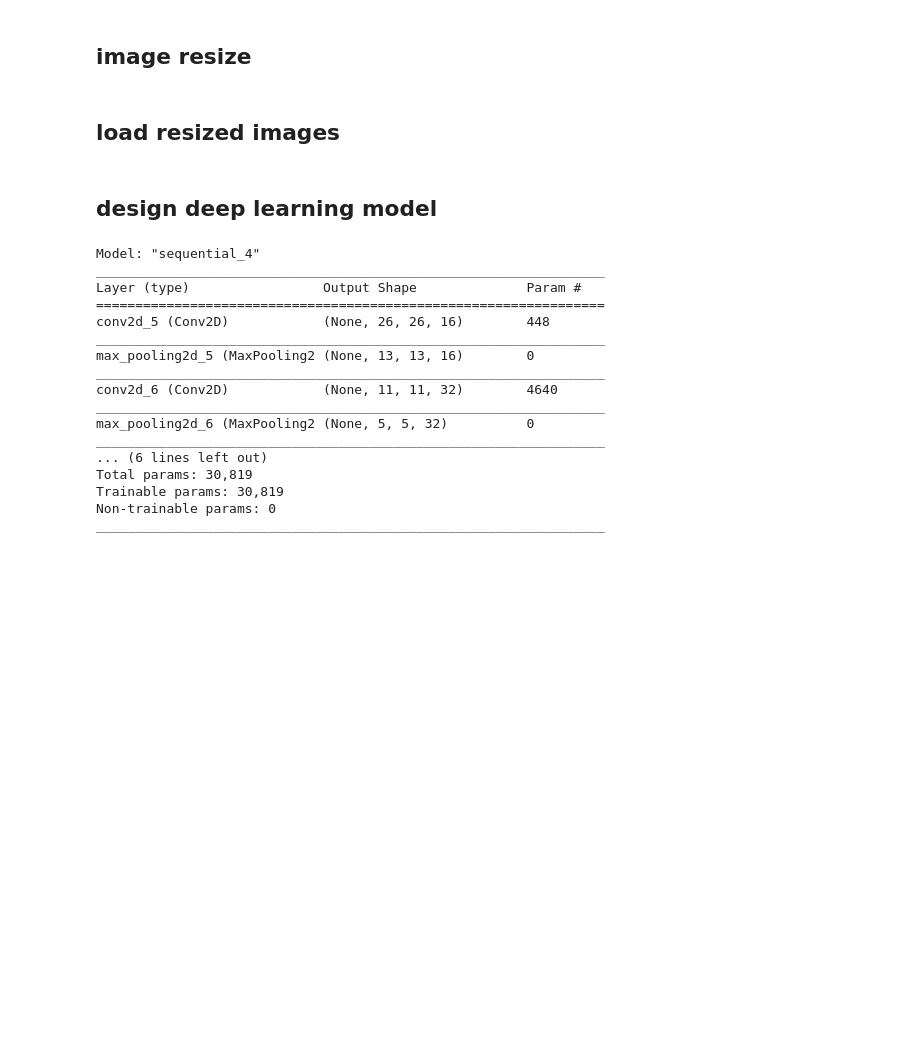
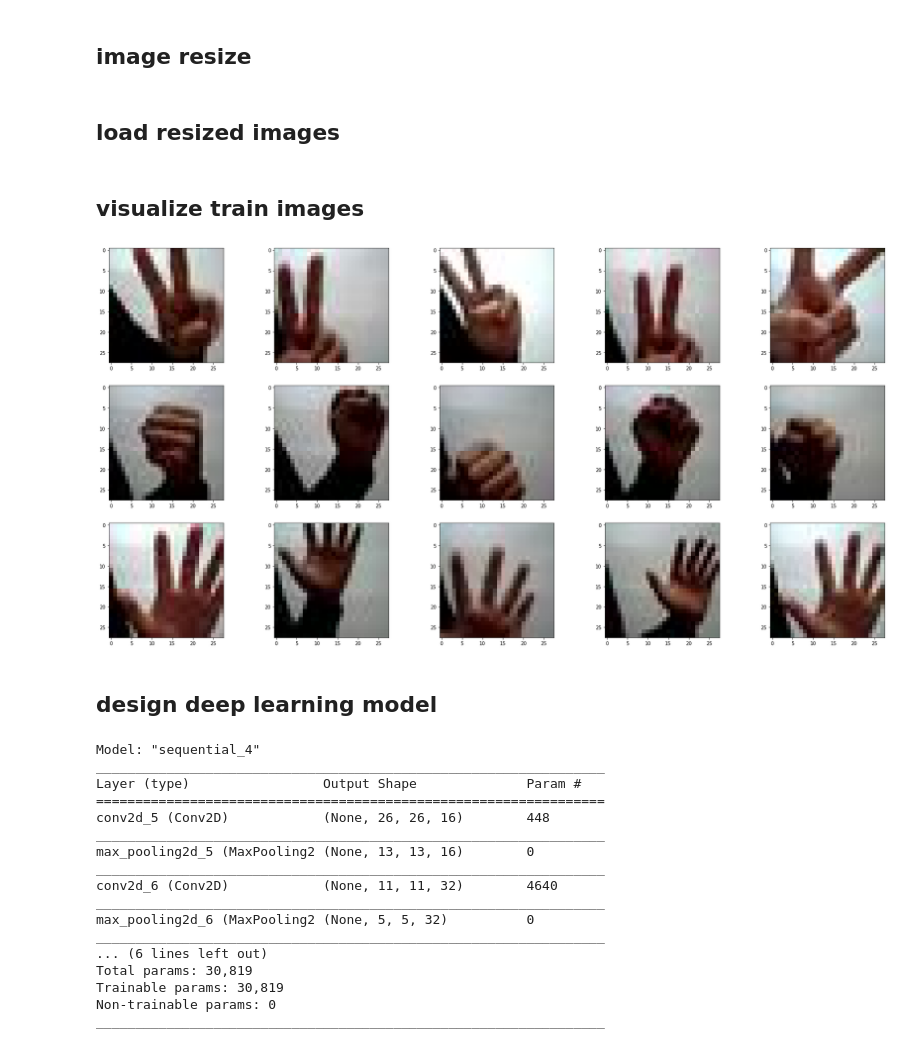
Before and after one commit to JeongChanDo/aiffel_practice, a Jupyter notebook: rock_scissor_paper/rock_scissor_paper_classifier.ipynb, the cells around one changed output. Cells and saved outputs as stored; diff of their text form; code cells hidden in the pictures; blank space fills up the shorter version.

```diff
--- a/rock_scissor_paper/rock_scissor_paper_classifier.ipynb
+++ b/rock_scissor_paper/rock_scissor_paper_classifier.ipynb
@@ -25,8 +27,7 @@ image_resize()
 # %% [markdown]
 ## load resized images
 # %%
-def load_data(img_path):
-    num_data = 300
+def load_data(img_path, num_data=300):
     img_size = 28
     channel = 3
     imgs = np.zeros(num_data * img_size * img_size * channel, dtype=np.int32)
@@ -36,7 +37,6 @@ def load_data(img_path):
     img_lst = ["scissor", "rock", "paper"]
     target_size = (28, 28)
     label_idx = 0
-
     for i, val in enumerate(img_lst):
         imgs_path = glob.glob(img_path+ val +"/*.jpg")
         for img in imgs_path:
@@ -52,6 +52,19 @@ def img_normalize(imgs):
 img_path = os.getenv("HOME") + "/aiffel_practice/rock_scissor_paper/"
 (x_train, y_train) = load_data(img_path)
 x_train_norm = img_normalize(x_train)
+# %% [markdown]
+## visualize train images
+# %%
+def visualize_imgs(imgs):
+    plt.figure(figsize=(30, 15))
+    x = list(map(int, np.linspace(0, 299, 15)))
+    for i, val in enumerate(x):
+        plt.subplot(3, 5, i+1)
+        plt.imshow(imgs[val])
+
+visualize_imgs(x_train_norm)
+# %% [output]
+[figure, added]
 # %% [markdown]
 ## design deep learning model
 # %%
```
Also changed, not shown: parts of 5 cells of this notebook.
